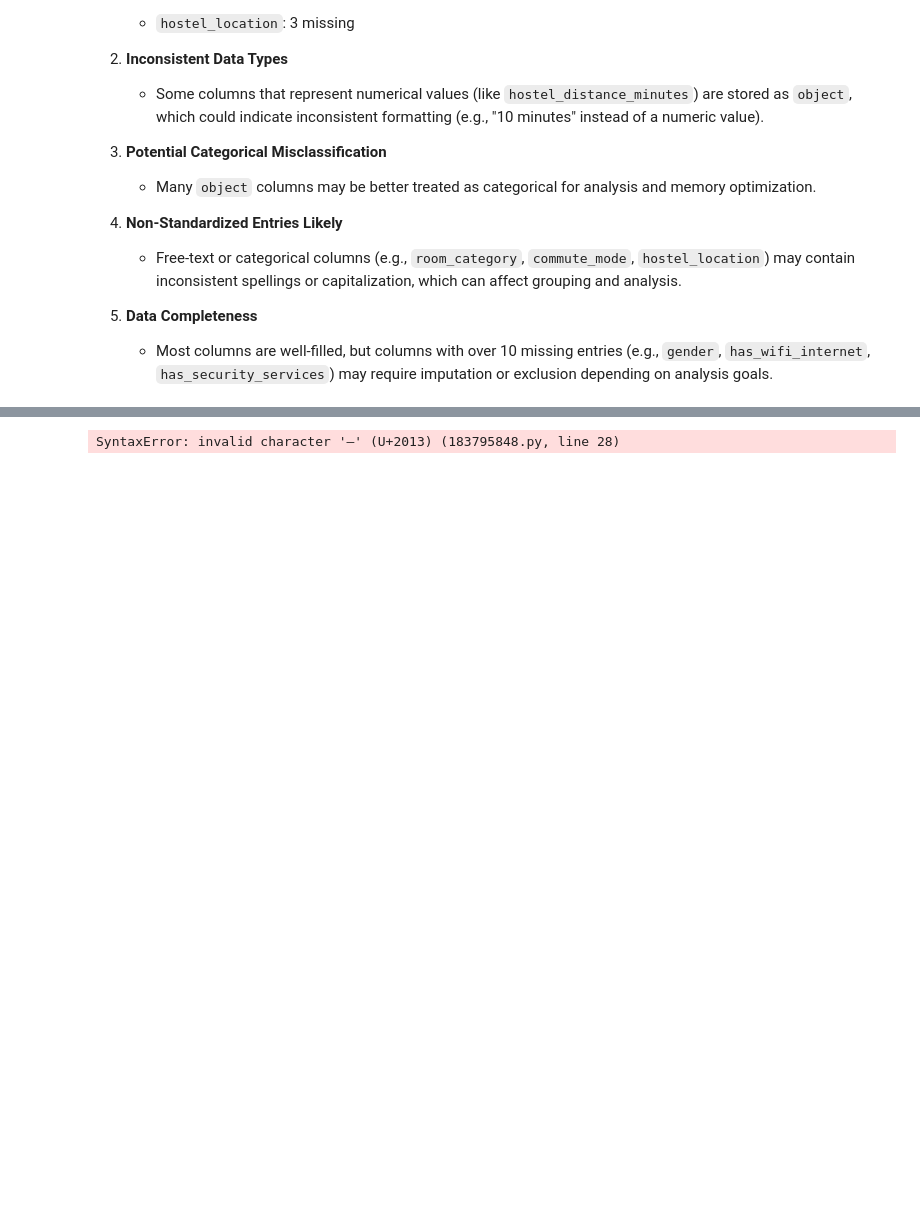
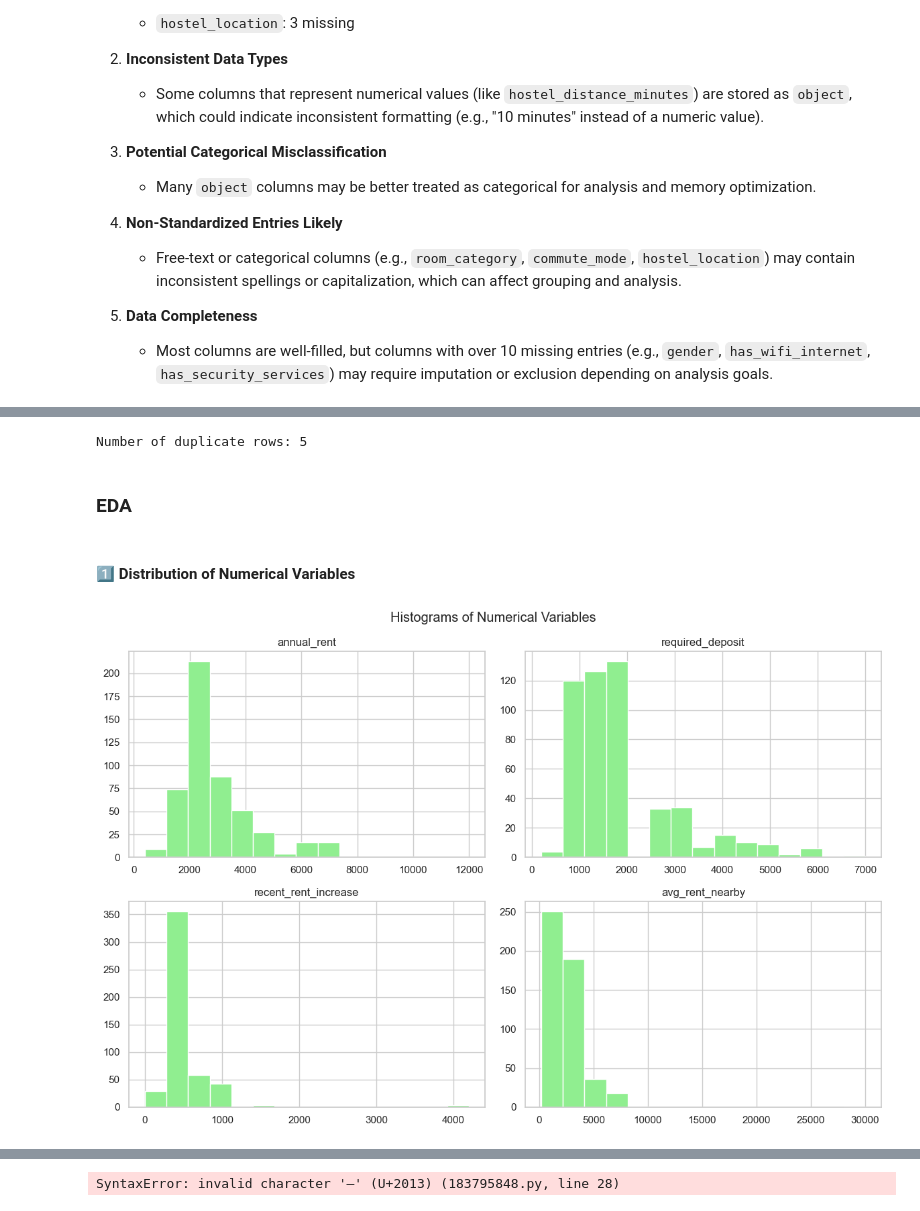
Before and after one commit to parockson/hostel-prices, a Jupyter notebook: modelling/notebook.ipynb, the cells around one changed output, grey strips where cells are left out. Saved outputs shown, nothing was run; the diff lists cells and outputs as text; code cells hidden in the pictures; blank space fills up the shorter version.

```diff
--- a/modelling/notebook.ipynb
+++ b/modelling/notebook.ipynb
@@ -103,0 +337,19 @@ memory usage: 117.8+ KB
+# %%
+# Check for duplicate rows
+duplicate_rows = df.duplicated().sum()
+print(f"\nNumber of duplicate rows: {duplicate_rows}")
+# %% [output]
+Number of duplicate rows: 5
+# %% [markdown]
+### **EDA**
+# %% [markdown]
+#### **1️⃣ Distribution of  Numerical Variables**
+# %%
+numerical_cols = ['annual_rent', 'required_deposit', 'recent_rent_increase', 'avg_rent_nearby']
+
+df[numerical_cols].hist(bins=15, figsize=(12, 8), color='lightgreen')
+plt.suptitle("Histograms of Numerical Variables")
+plt.tight_layout()
+plt.show()
+# %% [output]
+[figure, added]
```
Also changed, not shown: parts of 14 cells of this notebook.
